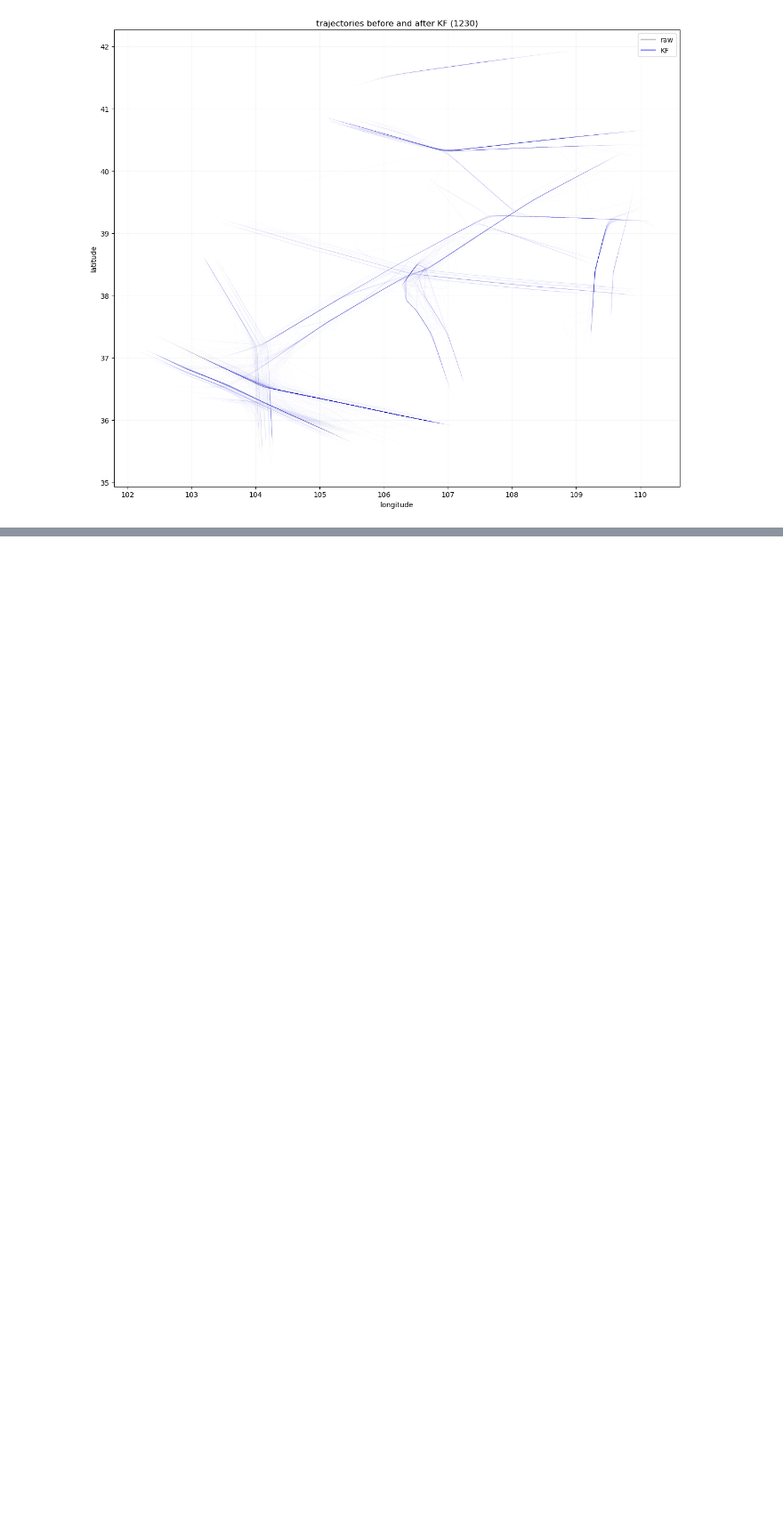
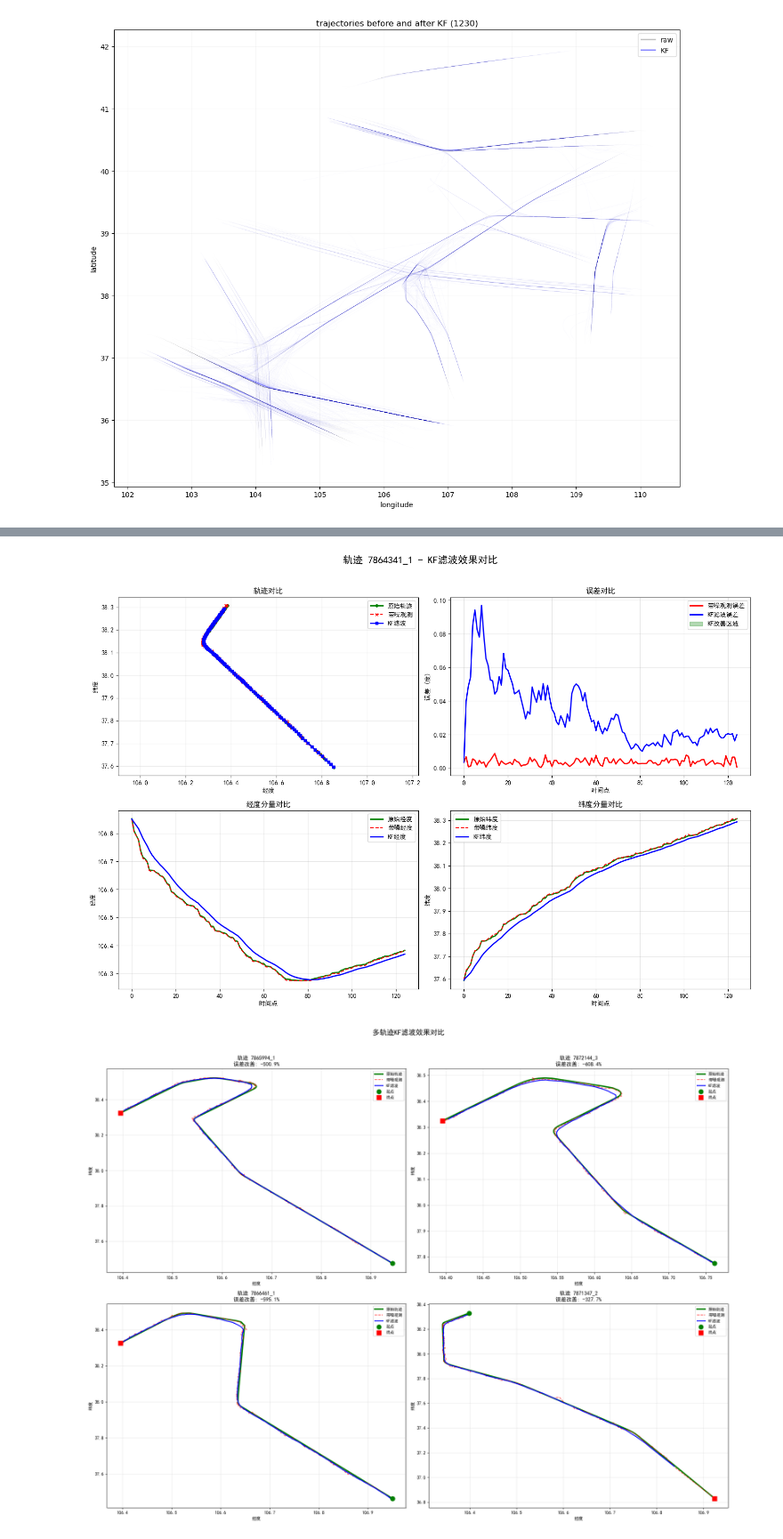
Before and after one commit to Rowan4399/evaluate-the-roubustness-of-KF-algorithm, a Jupyter notebook: KF_v2.ipynb, the cells around one changed output, grey strips where cells are left out. Shown at 89% size. Saved outputs shown, nothing was run; the diff lists cells and outputs as text; code cells hidden in the pictures; blank space fills up the shorter version.

```diff
--- a/KF_v2.ipynb
+++ b/KF_v2.ipynb
@@ -221,7 +134,7 @@ for track_id, track_group in tqdm(df.groupby("icao_segment"), desc="处理轨迹
 
         # 时间间隔 dt
         if "dt" in track.columns:
-            track["dt"] = track["dt"].fillna(method='bfill')
+            track["dt"] = track["dt"].bfill()
         else:
             track["dt"] = track["position_time"].diff() / 1000
             track["dt"].iloc[0] = track["dt"].iloc[1]
@@ -790,7 +703,7 @@ def visualize_noisy_trajectories(original_track_df, noisy_track_df, title="Traje
     original_track_df: baseline_df 中单条轨迹
     noisy_track_df: noisy_df 中同一条轨迹
     """
-    fig, ax = plt.subplots(figsize=(8,6))
+    fig, ax = plt.subplots(figsize=(6,5))
 
     # 绘制原始轨迹
     ax.plot(original_track_df['lng_smoothed'], original_track_df['lat_smoothed'],
@@ -1197,0 +1028,11 @@ plt.show()
+# %%
+# KF robustness
+error_noisy = np.sqrt(
+    (kf_noisy_df["lng_kf_noisy"] - kf_noisy_df["lng_original"])**2 +
+    (kf_noisy_df["lat_kf_noisy"] - kf_noisy_df["lat_original"])**2
+)
+# KF 修正效果
+error_raw = np.sqrt(
+    (kf_noisy_df["lng_noisy"] - kf_noisy_df["lng_original"])**2 +
+    (kf_noisy_df["lat_noisy"] - kf_noisy_df["lat_original"])**2
+)
@@ -1197,0 +1441,16 @@ plt.show()
+# %%
+# 可视化第一个轨迹
+first_track = kf_noisy_df["track_id"].iloc[0]
+fig = plot_single_track_comparison(first_track, kf_noisy_df)
+plt.show()
+
+# 可视化多个轨迹
+fig = plot_multiple_tracks(kf_noisy_df, n_tracks=4)
+plt.show()
+
+# 查看统计结果
+fig, stats_df = plot_statistical_results(kf_noisy_df)
+plt.show()
+# %% [output]
+[figure, added]
+[figure, added]
```
Also changed, not shown: parts of 7 cells of this notebook.
